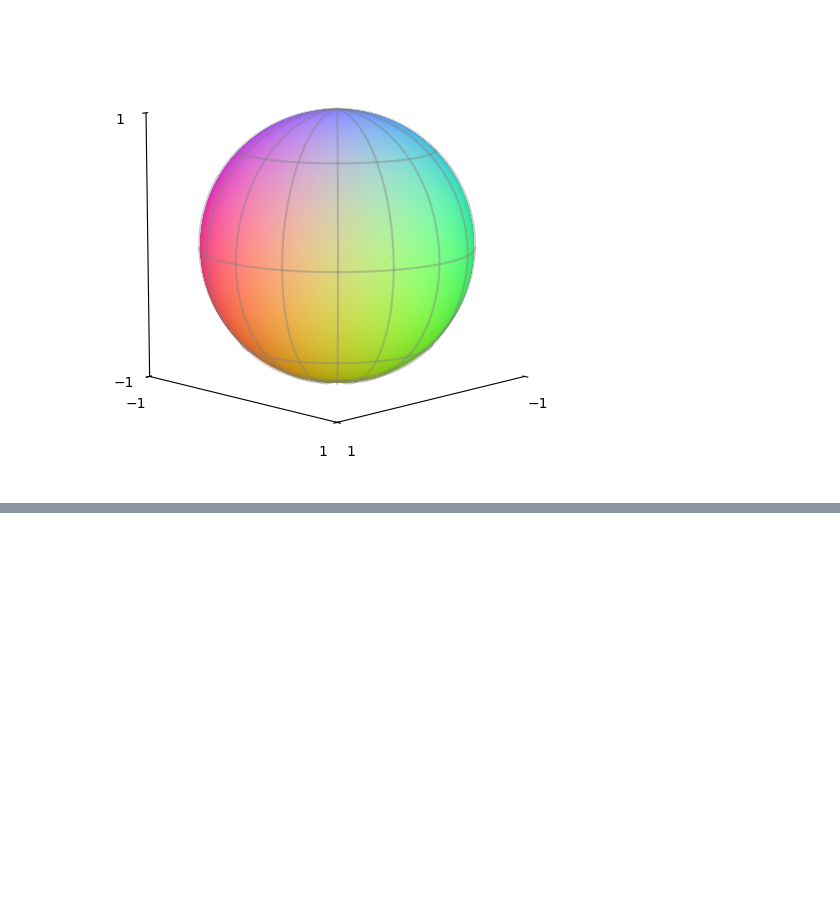
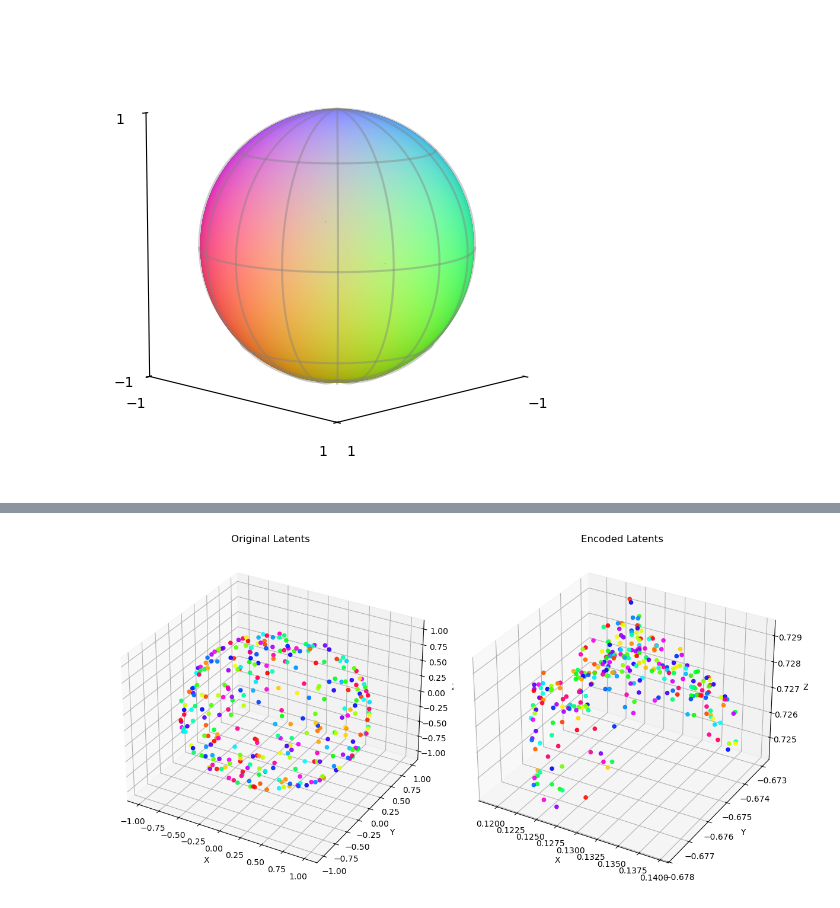
Before and after one commit to BosonicJustin/CLTheory, a Jupyter notebook: Reconstruction with Spirals and Patches.ipynb, the cells around one changed output, grey strips where cells are left out. Cells and saved outputs as stored; diff of their text form; code cells hidden in the pictures; blank space fills up the shorter version.

```diff
--- a/Reconstruction with Spirals and Patches.ipynb
+++ b/Reconstruction with Spirals and Patches.ipynb
@@ -120,24 +120,26 @@ RuntimeError: Expected all tensors to be on the same device, but found at least
 # %%
 # Initialize the multi-layer perceptron used for encoding
 f_patches = get_mlp(
     n_in=3,
     n_out=3,
     layers=[
         3 * 10,
         3 * 50,
         3 * 50,
         3 * 50,
         3 * 50,
         3 * 10,
     ],
     output_normalization="fixed_sphere",
-).to("cpu")
+).to(device)
 
 h_patches = lambda z: f_patches(g_patches(z))
 
 z = sphere.uniform(300)
 z_enc = h_patches(z)
 
-visualize_spheres_side_by_side(plt, z, z_enc)
+visualize_spheres_side_by_side(plt, z.cpu(), z_enc.cpu())
+# %% [output]
+[figure, added]
 # %%
 simclr_patches_vmf = SimCLR(
```
Also changed, not shown: parts of 3 cells of this notebook, 1 other file.
